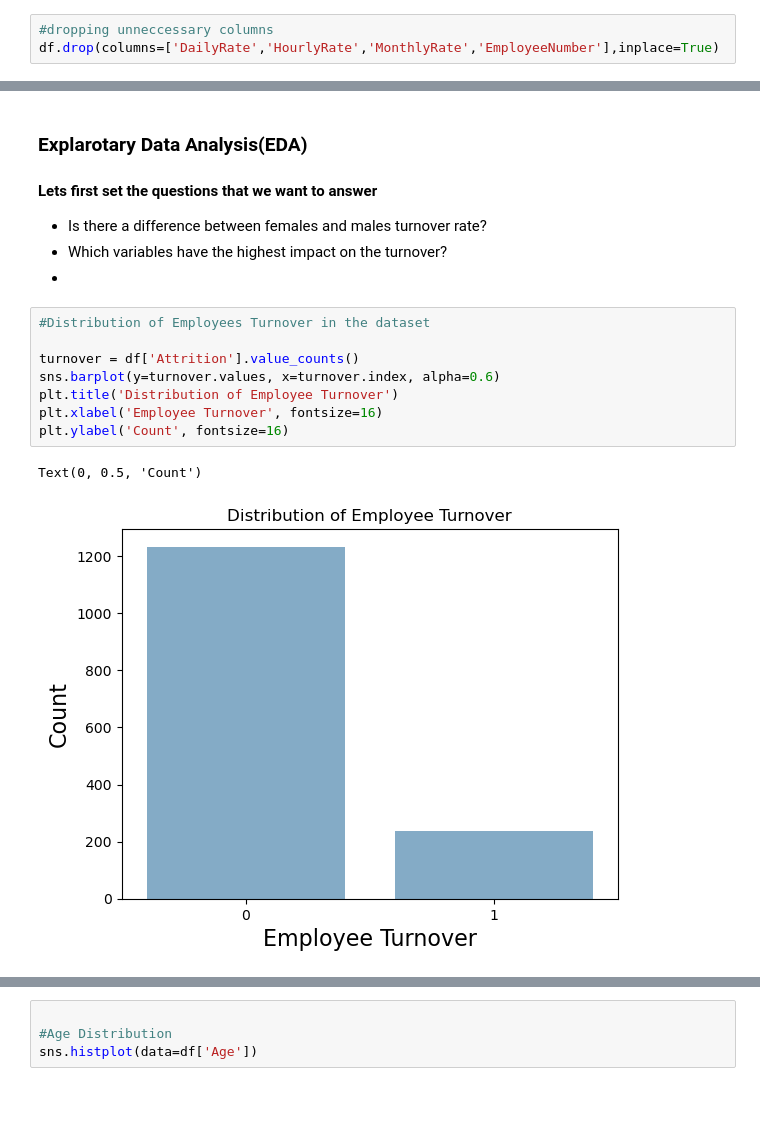
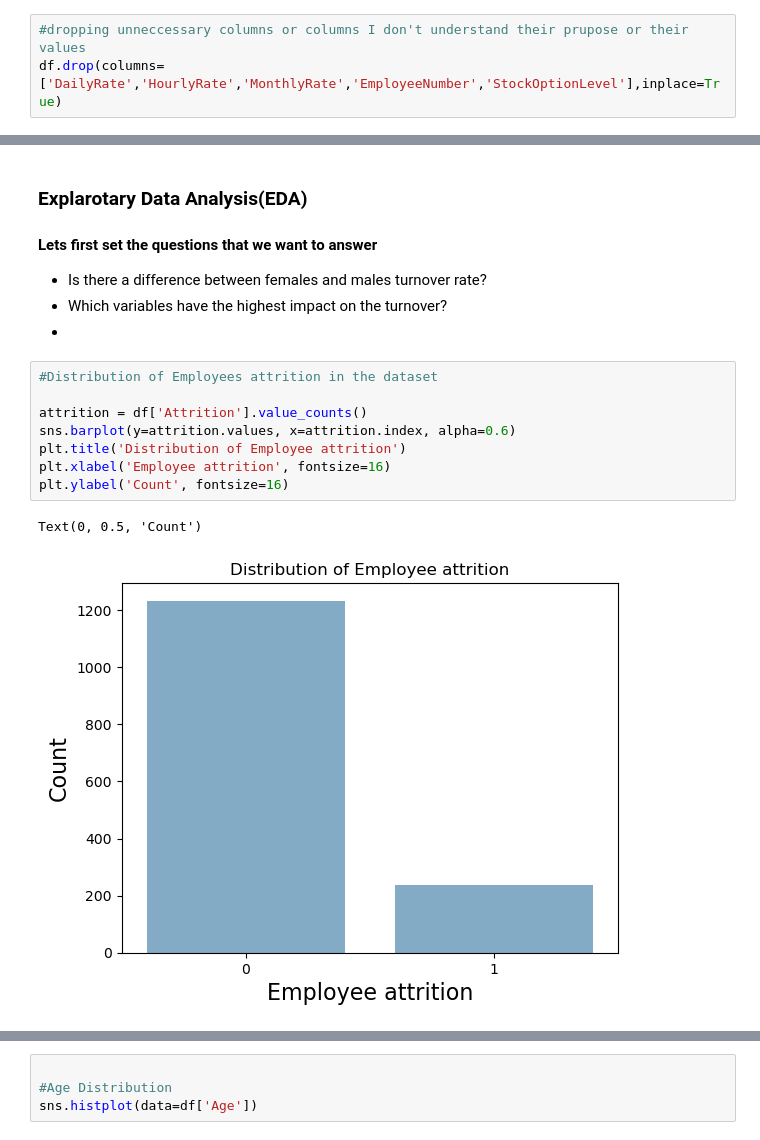
Before and after one commit to k-alnuaimi/employee-attrition-prediction, a Jupyter notebook: employee-turnover-prediction.ipynb, the cells around one changed output, grey strips where cells are left out. Drawn from its saved outputs; the diff is of its cells as text; blank space fills up the shorter version.

```diff
--- a/employee-turnover-prediction.ipynb
+++ b/employee-turnover-prediction.ipynb
@@ -46,8 +49,8 @@ dtype: int64
 #dropping columns with only 1 unique value
 df.drop(columns=['EmployeeCount','Over18','StandardHours'],inplace=True)
 # %%
-#dropping unneccessary columns
-df.drop(columns=['DailyRate','HourlyRate','MonthlyRate','EmployeeNumber'],inplace=True)
+#dropping unneccessary columns or columns I don't understand their prupose or their values
+df.drop(columns=['DailyRate','HourlyRate','MonthlyRate','EmployeeNumber','StockOptionLevel'],inplace=True)
 # %%
 #Changing Yes and No from Attrition column to 1 and 0
 df['Attrition'] = df['Attrition'].map({"Yes":1,"No":0})
@@ -97,14 +99,14 @@ dtype: int64
 - Which variables have the highest impact on the turnover?
 -
 # %%
-#Distribution of Employees Turnover in the dataset
+#Distribution of Employees attrition in the dataset
 
-turnover = df['Attrition'].value_counts()
-sns.barplot(y=turnover.values, x=turnover.index, alpha=0.6)
-plt.title('Distribution of Employee Turnover')
-plt.xlabel('Employee Turnover', fontsize=16)
+attrition = df['Attrition'].value_counts()
+sns.barplot(y=attrition.values, x=attrition.index, alpha=0.6)
+plt.title('Distribution of Employee attrition')
+plt.xlabel('Employee attrition', fontsize=16)
 plt.ylabel('Count', fontsize=16)
 # %% [output]
 Text(0, 0.5, 'Count')
-[figure, old version]
+[figure, new version]
 # %%
```
Also changed, not shown: parts of 28 cells of this notebook, 1 other file.
